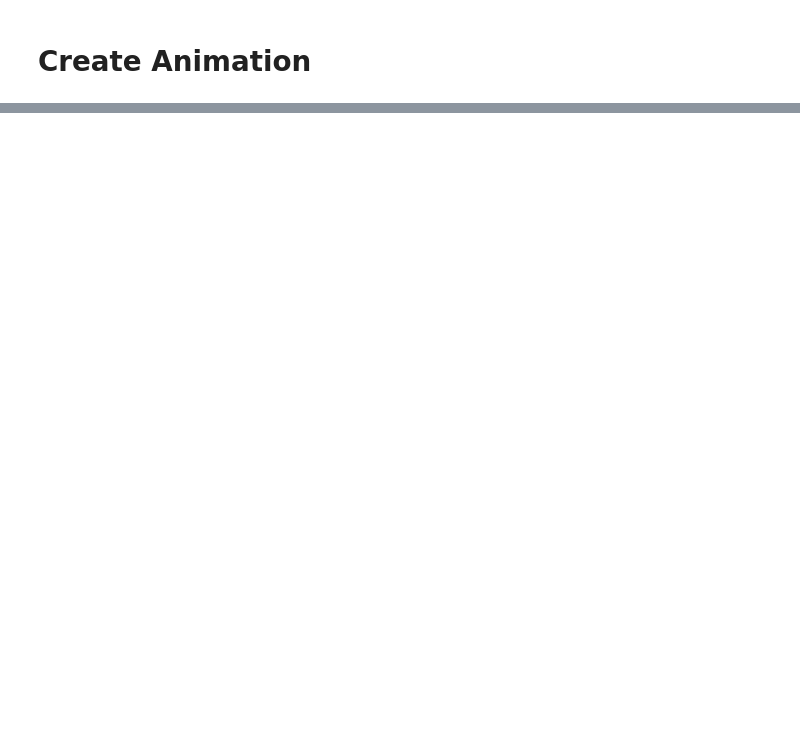
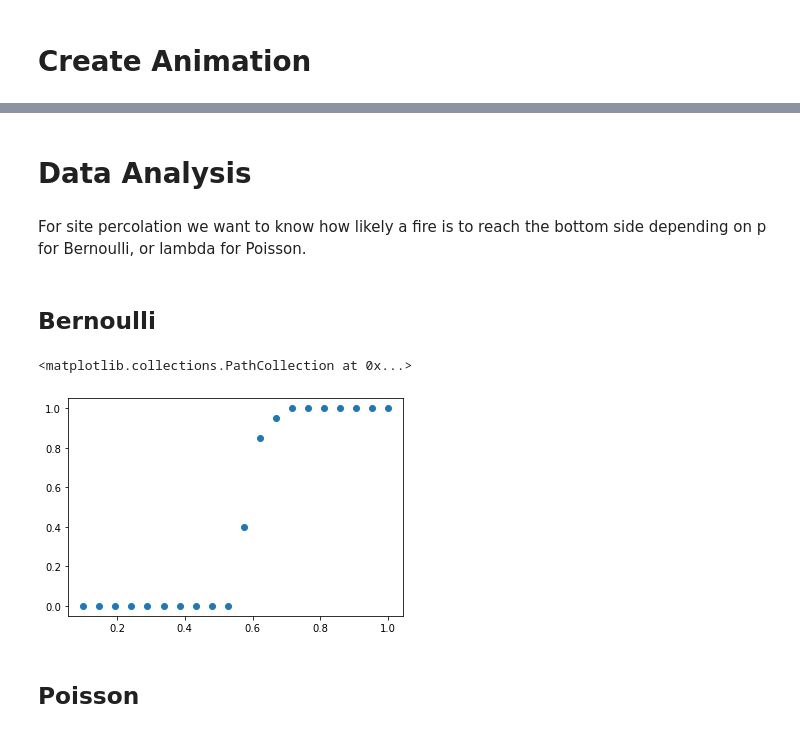
Before and after one commit to advancedchimp/bushfire_percolation, a Jupyter notebook: Percolation.ipynb, the cells around one changed output, grey strips where cells are left out. Drawn from its saved outputs; the diff is of its cells as text; code cells hidden in the pictures; blank space fills up the shorter version.

Commit message:
add data analysis

```diff
--- a/Percolation.ipynb
+++ b/Percolation.ipynb
@@ -224,0 +225,39 @@ animate(mats80, 'poisson')
+# %% [markdown]
+# Data Analysis
+# %% [markdown]
+For site percolation we want to know how likely a fire is to reach the bottom side depending on p for Bernoulli, or lambda for Poisson.
+# %%
+def reached_bottom(mat):
+    fires = mat[-1:] == -1
+    return fires.any()
+
+def get_data(p, N, iterations, mode):
+    df = pd.DataFrame([], columns=['p', 'crossing', 'mode'])
+    for p in P:
+        for i in range(iterations):
+            mats = simulate(p, N, mode)
+            new_row = {'p':p, 'crossing':reached_bottom(mats[-1]), 'mode':mode}
+            df = df.append(new_row, ignore_index=True)
+    return df
+# %% [markdown]
+## Bernoulli
+# %%
+iterations = 20
+N = 30
+P = np.linspace(0.1, 1, 20)
+mode = 'bernoulli'
+df = pd.DataFrame([], columns=['p', 'crossing', 'mode'])
+
+df = get_data(p, N, iterations, mode)
+# %%
+averages = df[['p', 'crossing']].groupby('p').mean()
+
+averages['p'] = averages.index
+
+plt.subplots()
+plt.scatter('p', 'crossing', data=averages)
+# %% [output]
+<matplotlib.collections.PathCollection at 0x...>
+[figure, added]
+# %% [markdown]
+## Poisson
```
Also changed, not shown: parts of 24 cells of this notebook.
